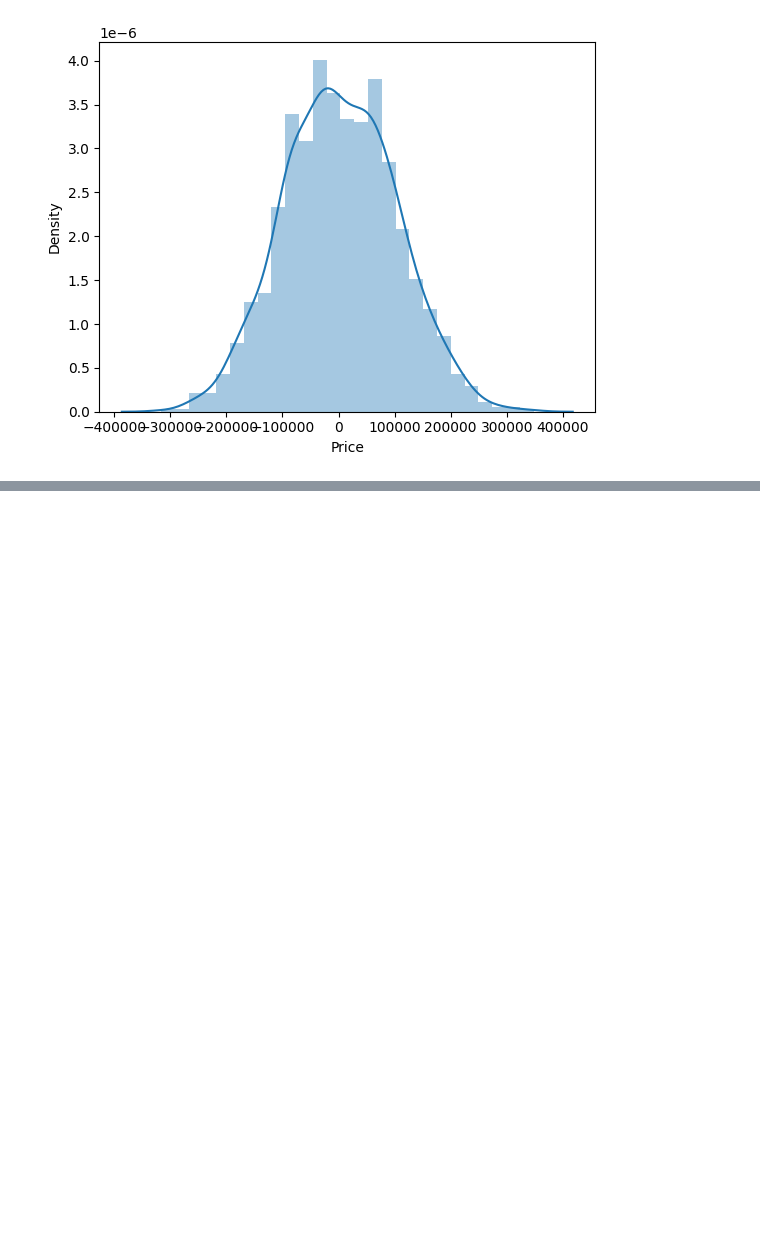
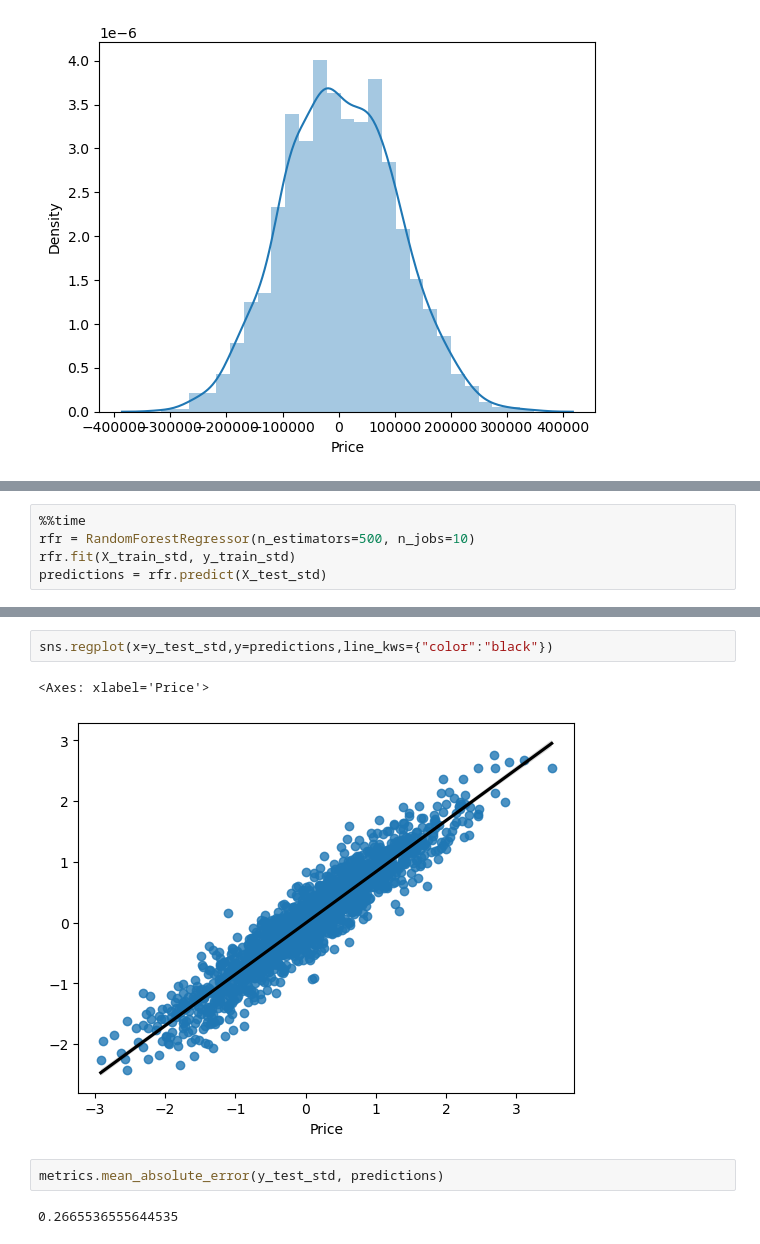
Before and after one commit to Rev1ze/mashinkaUSMAN, a Jupyter notebook: second/Regression_2026NN.ipynb, the cells around one changed output, grey strips where cells are left out. Drawn from its saved outputs; the diff is of its cells as text; blank space fills up the shorter version.

```diff
--- a/second/Regression_2026NN.ipynb
+++ b/second/Regression_2026NN.ipynb
@@ -651,0 +438,5 @@ plt.show()
+# %%
+%%time
+rfr = RandomForestRegressor(n_estimators=500, n_jobs=10)
+rfr.fit(X_train_std, y_train_std)
+predictions = rfr.predict(X_test_std)
@@ -651,0 +446,9 @@ plt.show()
+# %%
+sns.regplot(x=y_test_std,y=predictions,line_kws={"color":"black"})
+# %% [output]
+<Axes: xlabel='Price'>
+[figure, added]
+# %%
+metrics.mean_absolute_error(y_test_std, predictions)
+# %% [output]
+0.2665536555644535
```
Also changed, not shown: parts of 119 cells of this notebook, 2 other files.
